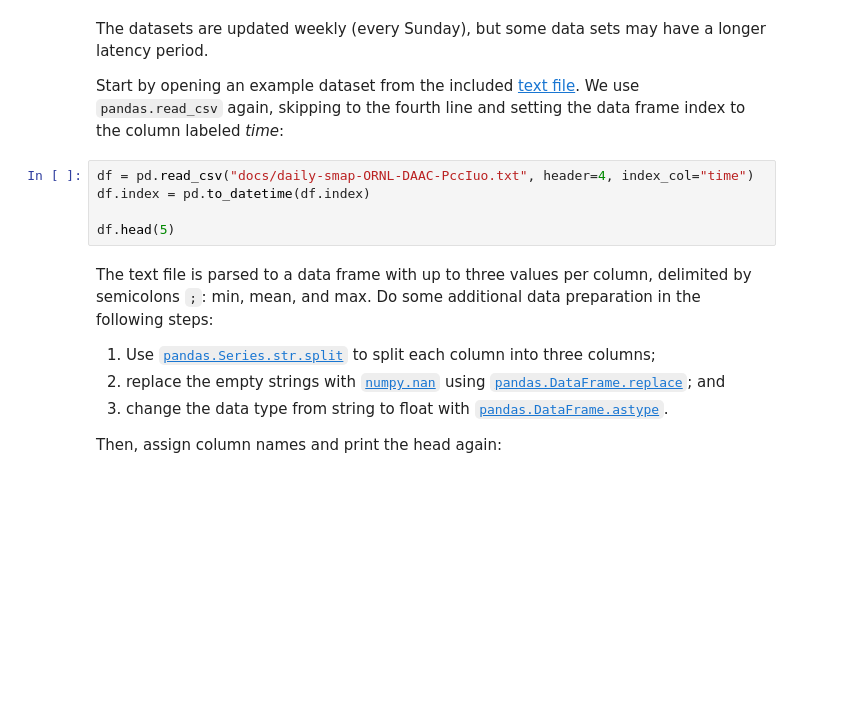
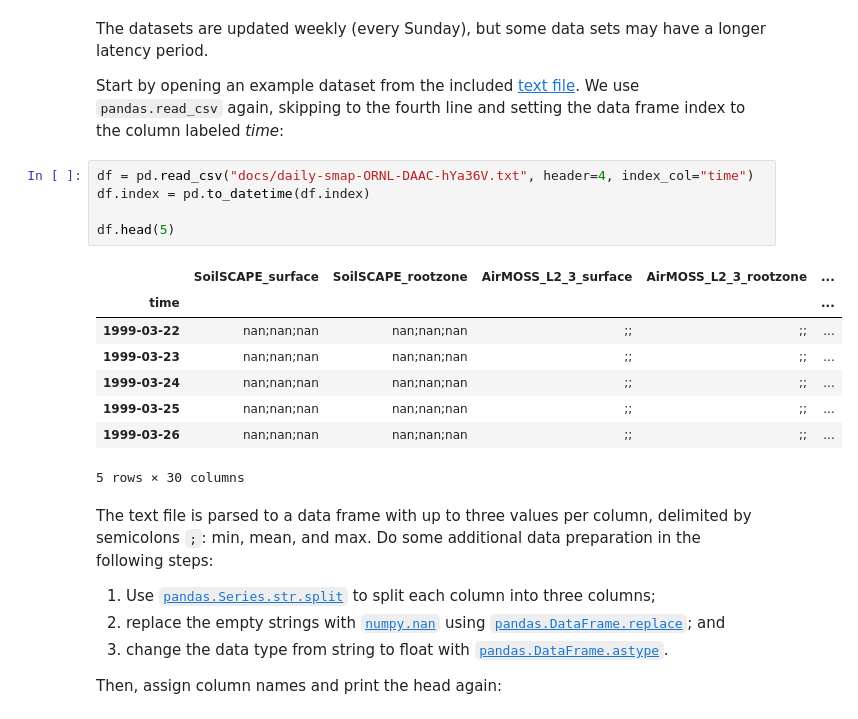
Before and after one commit to jjmcnelis/nasa_usfs_workshop, a Jupyter notebook: day3-tutorial.ipynb, the cells around one changed output. Drawn from its saved outputs; the diff is of its cells as text; blank space fills up the shorter version.

```diff
--- a/day3-tutorial.ipynb
+++ b/day3-tutorial.ipynb
@@ -592,10 +515,19 @@ The datasets are updated weekly (every Sunday), but some data sets may have a lo
 
 Start by opening an example dataset from the included [text file](docs/daily-smap-ORNL-DAAC-PccIuo.txt). We use `pandas.read_csv` again, skipping to the fourth line and setting the data frame index to the column labeled *time*:
 # %%
-df = pd.read_csv("docs/daily-smap-ORNL-DAAC-PccIuo.txt", header=4, index_col="time")
+df = pd.read_csv("docs/daily-smap-ORNL-DAAC-hYa36V.txt", header=4, index_col="time")
 df.index = pd.to_datetime(df.index)
 
 df.head(5)
+# %% [output]
+|  | SoilSCAPE_surface | SoilSCAPE_rootzone | AirMOSS_L2_3_surface | AirMOSS_L2_3_rootzone | ... |
+| time |  |  |  |  | ... |
+| 1999-03-22 | nan;nan;nan | nan;nan;nan | ;; | ;; | ... |
+| 1999-03-23 | nan;nan;nan | nan;nan;nan | ;; | ;; | ... |
+| 1999-03-24 | nan;nan;nan | nan;nan;nan | ;; | ;; | ... |
+| 1999-03-25 | nan;nan;nan | nan;nan;nan | ;; | ;; | ... |
+| 1999-03-26 | nan;nan;nan | nan;nan;nan | ;; | ;; | ... |
+5 rows × 30 columns
 # %% [markdown]
 The text file is parsed to a data frame with up to three values per column, delimited by semicolons `;`: min, mean, and max. Do some additional data preparation in the following steps:
 
```
Also changed, not shown: parts of 102 cells of this notebook, 12 other files.
